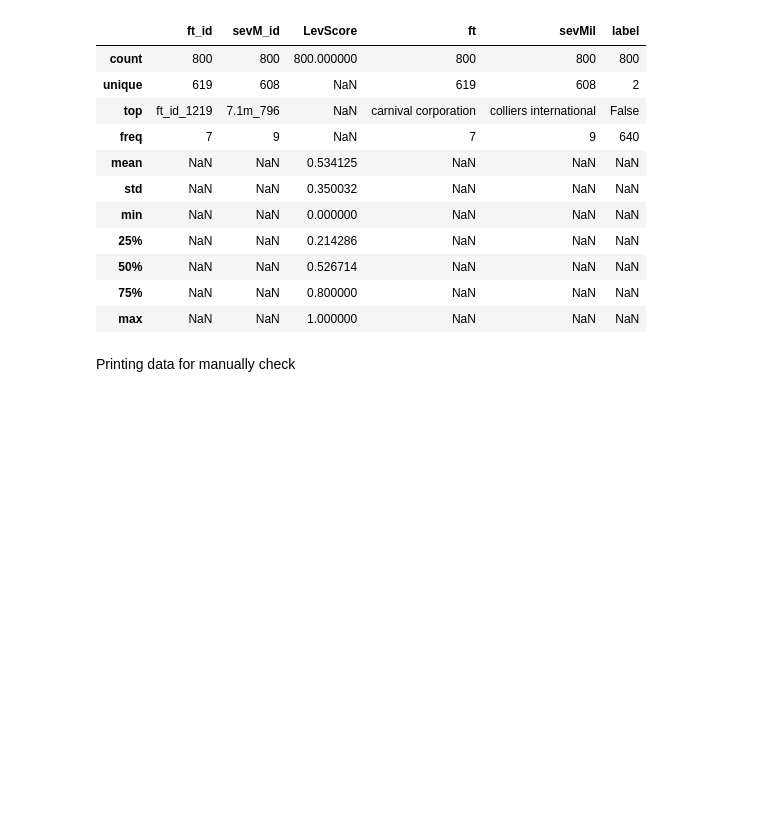
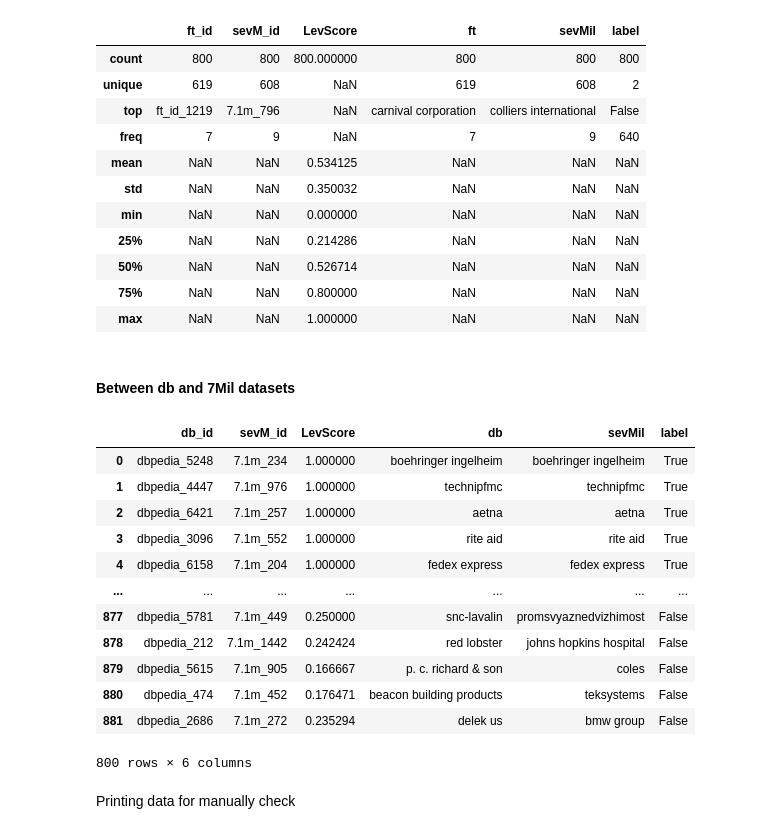
Before and after one commit to properpin/web-data-integration, a Jupyter notebook: generate_train.ipynb, the cells around one changed output. Saved outputs shown, nothing was run; the diff lists cells and outputs as text; code cells hidden in the pictures; blank space fills up the shorter version.

```diff
--- a/generate_train.ipynb
+++ b/generate_train.ipynb
@@ -184,6 +201,65 @@ gold_standard_ftsevM.describe(include = 'all')
 | 50% | NaN | NaN | 0.526714 | NaN | NaN | NaN |
 | 75% | NaN | NaN | 0.800000 | NaN | NaN | NaN |
 | max | NaN | NaN | 1.000000 | NaN | NaN | NaN |
+# %% [markdown]
+#### Between db and 7Mil datasets
+# %%
+# Calculate the distance (ratio)
+db_sevM_lev = pd.DataFrame(product(dbpedia['name'], sevMil['name']), columns=["db","sevMil"])
+# Since there are duplicate name, plan to deal with it in Java
+db_sevM_lev = db_sevM_lev.drop_duplicates()
+db_sevM_lev["LevScore"] = db_sevM_lev.apply(lambda x: lev.ratio(x[0],x[1]), axis=1)
+
+# Filter similiar pairs, adjust LevScore to 0.75 for more possible corner cases, as is 0.8 not enought for 240 cases
+db_sevM_lev_filtered = db_sevM_lev[db_sevM_lev['LevScore'] > 0.75]
+db_sevM_lev_false = db_sevM_lev[db_sevM_lev['LevScore'] < 0.3]
+
+# Identify matching and similiar-but-unmatching pairs
+confirmed_true_dbsevM = db_sevM_lev_filtered[db_sevM_lev_filtered['LevScore'] == 1]
+edge_cases_dbsevM = db_sevM_lev_filtered[db_sevM_lev_filtered['LevScore'] != 1]
+false_cases_dbsevM = db_sevM_lev_false
+
+
+# Filter the combinations already in goldstandard (used as test set in machine learning)
+keys = ['db', 'sevMil']
+gs_keys = gs_db_sevm.set_index(keys).index
+true_keys = confirmed_true_dbsevM.set_index(keys).index
+edge_keys = edge_cases_dbsevM.set_index(keys).index
+false_keys = false_cases_dbsevM.set_index(keys).index
+
+confirmed_true_dbsevM = confirmed_true_dbsevM[~true_keys.isin(gs_keys)]
+edge_cases_dbsevM = edge_cases_dbsevM[~edge_keys.isin(gs_keys)]
+false_cases_dbsevM = false_cases_dbsevM[~false_keys.isin(gs_keys)]
+
+# Sample 160 for matching cases, 240 for corner cases, 400 for non-matching cases (total = 800)
+true_sample = confirmed_true_dbsevM.sample(160, random_state=1)
+edge_sample = edge_cases_dbsevM.sample(240, random_state=1)
+false_sample = false_cases_dbsevM.sample(400, random_state=1)
+
+# Goldstandard output
+gold_standard_dbsevM = pd.concat([true_sample, edge_sample, false_sample])
+gold_standard_dbsevM = gold_standard_dbsevM.merge(dbpedia, how='left', left_on='db', right_on='name')
+gold_standard_dbsevM.rename(columns={'id':'db_id'}, inplace = True)
+gold_standard_dbsevM = gold_standard_dbsevM.merge(sevMil, how = 'left', left_on = 'sevMil', right_on = 'name')
+gold_standard_dbsevM.rename(columns={'id':'sevM_id'}, inplace = True)
+gold_standard_dbsevM = gold_standard_dbsevM[['db_id', 'sevM_id', 'LevScore', 'db', 'sevMil']]
+gold_standard_dbsevM['label'] = gold_standard_dbsevM.apply(lambda x: True if x['LevScore'] == 1 else False, axis = 1)
+gold_standard_dbsevM = gold_standard_dbsevM.drop_duplicates(subset=['db', 'sevMil'], keep='first')
+gold_standard_dbsevM
+# %% [output]
+|  | db_id | sevM_id | LevScore | db | sevMil | label |
+| 0 | dbpedia_5248 | 7.1m_234 | 1.000000 | boehringer ingelheim | boehringer ingelheim | True |
+| 1 | dbpedia_4447 | 7.1m_976 | 1.000000 | technipfmc | technipfmc | True |
+| 2 | dbpedia_6421 | 7.1m_257 | 1.000000 | aetna | aetna | True |
+| 3 | dbpedia_3096 | 7.1m_552 | 1.000000 | rite aid | rite aid | True |
+| 4 | dbpedia_6158 | 7.1m_204 | 1.000000 | fedex express | fedex express | True |
+| ... | ... | ... | ... | ... | ... | ... |
+| 877 | dbpedia_5781 | 7.1m_449 | 0.250000 | snc-lavalin | promsvyaznedvizhimost | False |
+| 878 | dbpedia_212 | 7.1m_1442 | 0.242424 | red lobster | johns hopkins hospital | False |
+| 879 | dbpedia_5615 | 7.1m_905 | 0.166667 | p. c. richard & son | coles | False |
+| 880 | dbpedia_474 | 7.1m_452 | 0.176471 | beacon building products | teksystems | False |
+| 881 | dbpedia_2686 | 7.1m_272 | 0.235294 | delek us | bmw group | False |
+800 rows × 6 columns
 # %% [markdown]
 Printing data for manually check
 # %%
```
Also changed, not shown: parts of 3 cells of this notebook, 19 other files.
